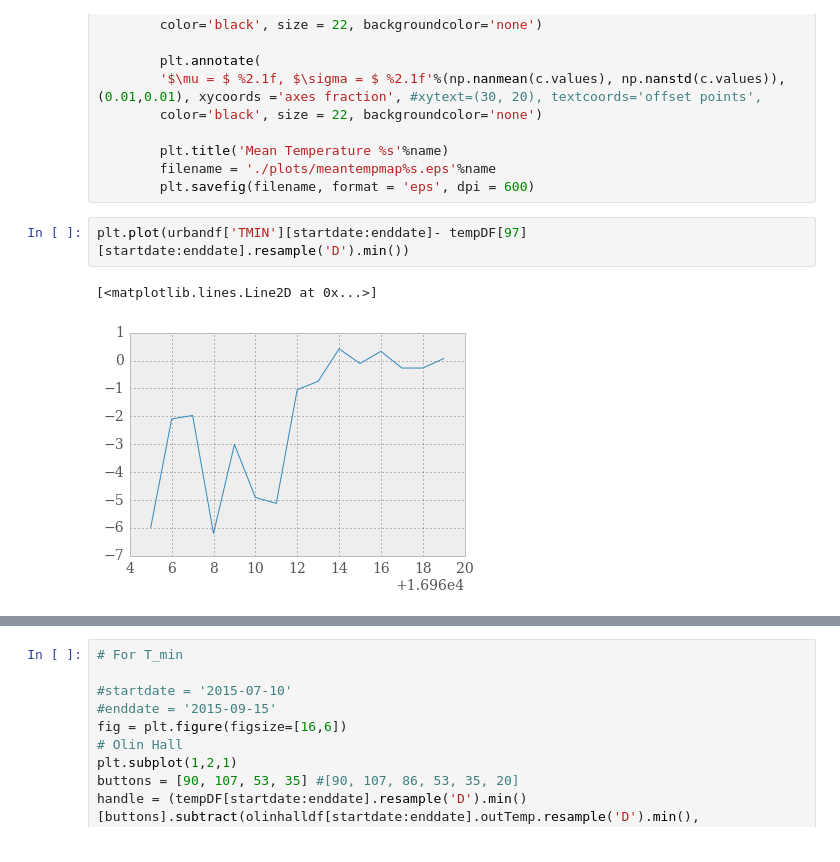
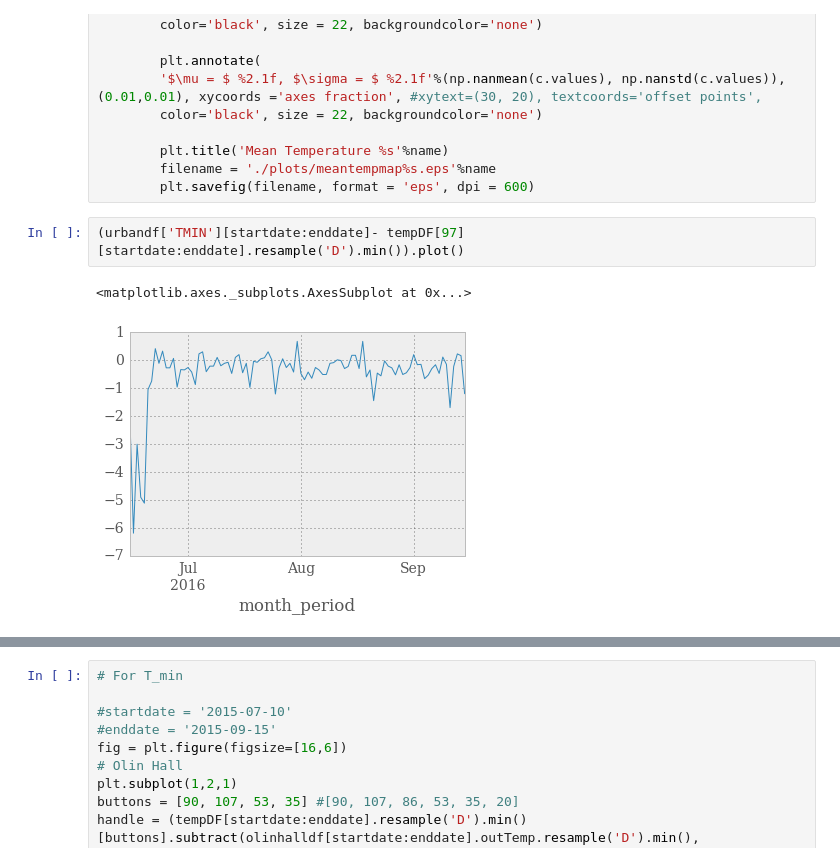
Before and after one commit to gottscott/IntraUrbanTemperatureVariabilityBaltimore, a Jupyter notebook: analysetemperature2016.ipynb, the cells around one changed output, grey strips where cells are left out. Saved outputs shown, nothing was run; the diff lists cells and outputs as text.

```diff
--- a/analysetemperature2016.ipynb
+++ b/analysetemperature2016.ipynb
@@ -294,7 +282,7 @@ def mapmean(tempDF, meta, name = '', option = 0):
         filename = './plots/meantempmap%s.eps'%name
         plt.savefig(filename, format = 'eps', dpi = 600)
 # %%
-plt.plot(urbandf['TMIN'][startdate:enddate]- tempDF[97][startdate:enddate].resample('D').min())
+(urbandf['TMIN'][startdate:enddate]- tempDF[97][startdate:enddate].resample('D').min()).plot()
 # %% [output]
-[<matplotlib.lines.Line2D at 0x...>]
+<matplotlib.axes._subplots.AxesSubplot at 0x...>
-[figure, old version]
+[figure, new version]
```
Also changed, not shown: parts of 21 cells of this notebook.
